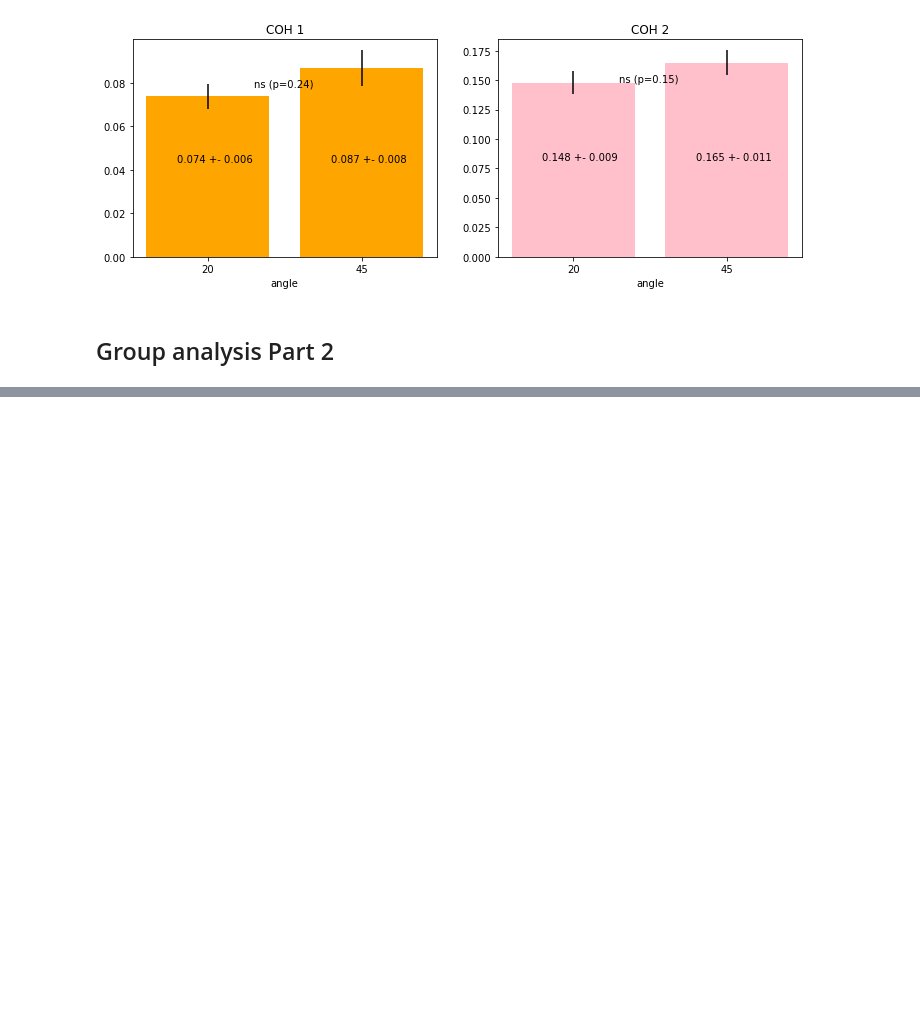
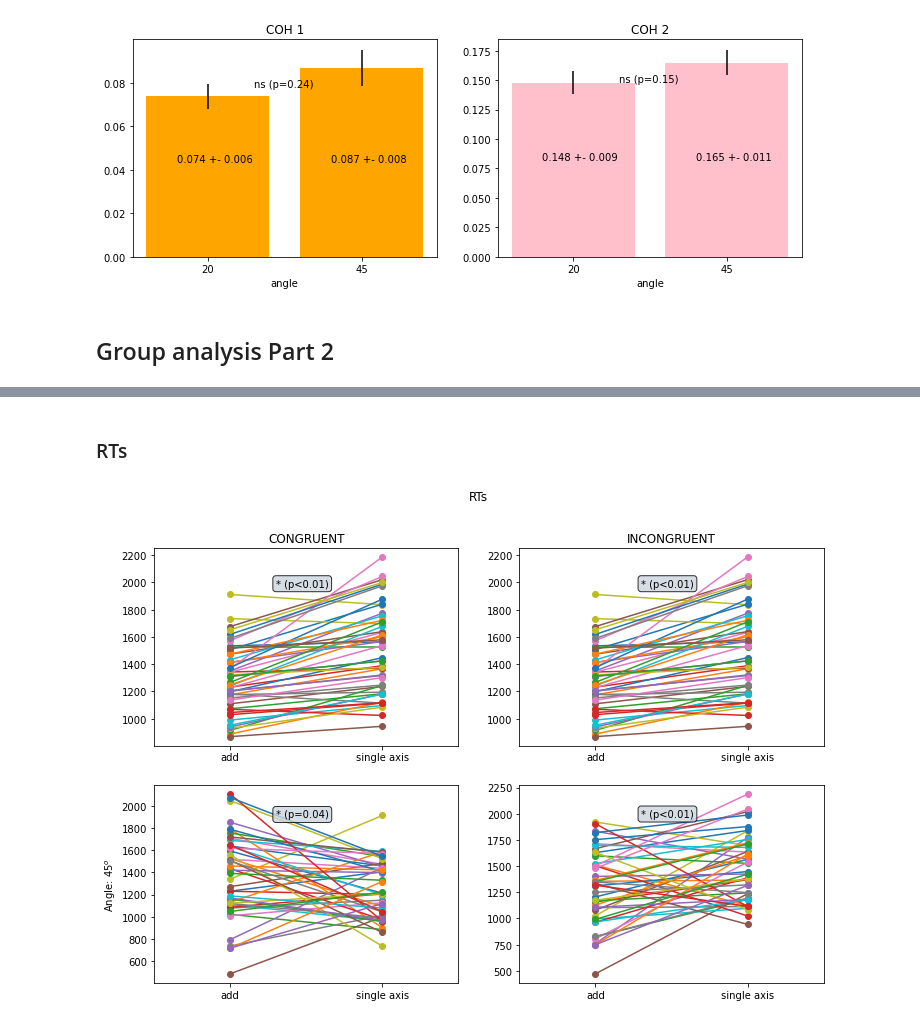
Before and after one commit to dokato/2drdk, a Jupyter notebook: data_analysis.ipynb, the cells around one changed output, grey strips where cells are left out. Drawn from its saved outputs; the diff is of its cells as text; code cells hidden in the pictures; blank space fills up the shorter version.

```diff
--- a/data_analysis.ipynb
+++ b/data_analysis.ipynb
@@ -306,0 +343,22 @@ plt.show()
+# %% [markdown]
+### RTs
+# %%
+rt_congr_20, rt_incon_20 = [], []
+rt_congr_tr_20, rt_incon_tr_20 = [], []
+for i in range(len(subj_20)):
+    rt_congr_20.append(subj_20[i]['part2']['rts']['cong_m'])
+    rt_incon_20.append(subj_20[i]['part2']['rts']['incong_m'])
+    rt_congr_tr_20.append(subj_20[i]['part2']['rts']['cong_true_m'])
+    rt_incon_tr_20.append(subj_20[i]['part2']['rts']['incong_true_m'])
+rt_congr_45, rt_incon_45 = [], []
+rt_congr_tr_45, rt_incon_tr_45 = [], []
+for i in range(len(subj_45)):
+    rt_congr_45.append(subj_45[i]['part2']['rts']['cong_m'])
+    rt_incon_45.append(subj_45[i]['part2']['rts']['incong_m'])
+    rt_congr_tr_45.append(subj_20[i]['part2']['rts']['cong_true_m'])
+    rt_incon_tr_45.append(subj_20[i]['part2']['rts']['incong_true_m'])
+# %%
+t_st_con_20, p_con_20 = st.ttest_rel(rt_congr_20, rt_congr_tr_20)
+t_st_inc_20, p_inc_20 = st.ttest_rel(rt_incon_20, rt_incon_tr_20)
+t_st_con_45, p_con_45 = st.ttest_rel(rt_congr_45, rt_congr_tr_45)
+t_st_inc_45, p_inc_45 = st.ttest_rel(rt_incon_45, rt_incon_tr_45)
@@ -306,0 +377,20 @@ plt.show()
+# %%
+plt.figure(figsize=(12,8))
+plt.subplot(221)
+plot_paired_value_lines(rt_incon_20, rt_incon_tr_20, p_val = p_con_20, name1 = 'add', name2 = 'single axis')
+#plot_barplot_two_means(avg_cong_20, ste_cong_20, avg_contr_20, ste_contr_20, p_val = p_con_20, name1 = 'add', name2 = 'single axis', y_label = 'Angle: 20$^o$', bar_col = '#ffda4f')
+plt.title('CONGRUENT')
+plt.subplot(222)
+plot_paired_value_lines(rt_incon_20, rt_incon_tr_20, p_val = p_inc_20, name1 = 'add', name2 = 'single axis')
+#plot_barplot_two_means(avg_inc_20, ste_inc_20, avg_inctr_20, ste_inctr_20, p_val = p_inc_20, name1 = 'add', name2 = 'single axis', bar_col = '#dbdcff')
+plt.title('INCONGRUENT')
+plt.subplot(223)
+plot_paired_value_lines(rt_congr_45, rt_congr_tr_45, p_val = p_con_45, name1 = 'add', name2 = 'single axis', y_label = 'Angle: 45$^o$')
+#plot_barplot_two_means(avg_cong_45, ste_cong_45, avg_contr_45, ste_contr_45, p_val = p_con_45, name1 = 'add', name2 = 'single axis', y_label = 'Angle: 45$^o$', bar_col = '#ffda4f')
+plt.subplot(224)
+plot_paired_value_lines(rt_incon_45, rt_incon_tr_45, p_val = p_inc_45, name1 = 'add', name2 = 'single axis')
+#plot_barplot_two_means(avg_inc_45, ste_inc_45, avg_inctr_45, ste_inctr_45, p_val = p_inc_45, name1 = 'add', name2 = 'single axis', bar_col = '#dbdcff')
+plt.suptitle('RTs')
+plt.show()
+# %% [output]
+[figure, added]
```
Also changed, not shown: parts of 8 cells of this notebook.
